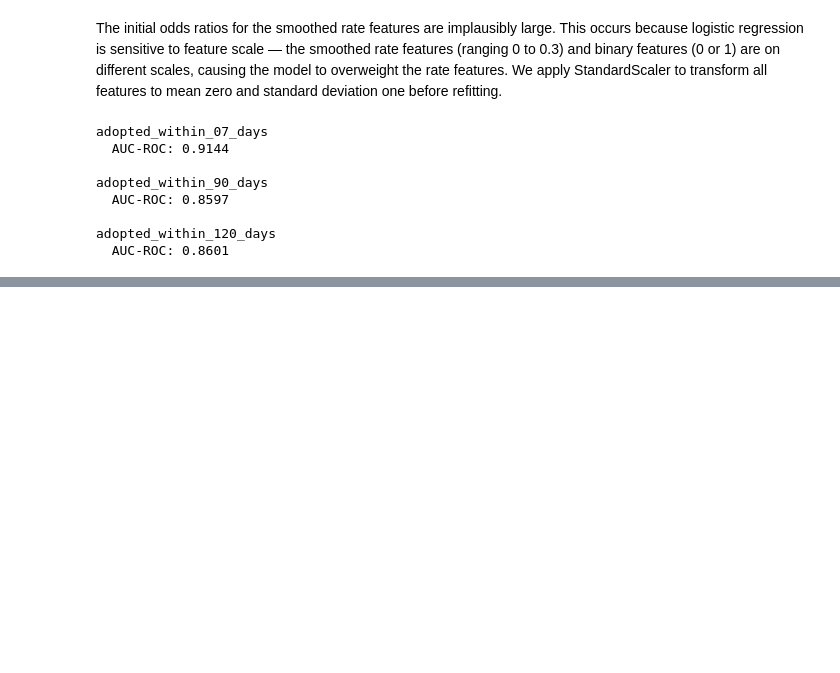
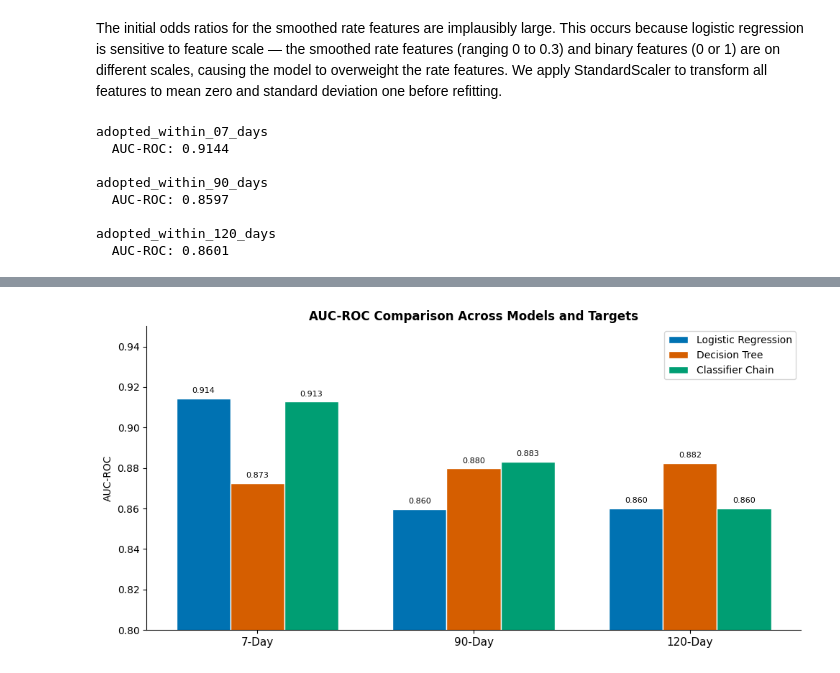
Before and after one commit to FionaHuini/Zindi-DigiCow-Farmer-Training-Adoption-Challenge, a Jupyter notebook: digicow_clean_analysis.ipynb, the cells around one changed output, grey strips where cells are left out. Saved outputs shown, nothing was run; the diff lists cells and outputs as text; code cells hidden in the pictures; blank space fills up the shorter version.

```diff
--- a/digicow_clean_analysis.ipynb
+++ b/digicow_clean_analysis.ipynb
@@ -1319,0 +1632,45 @@ adopted_within_120_days
+# %%
+# ── Comparison chart ──────────────────────────────────────────────────────────
+fig, ax = plt.subplots(figsize=(10, 5))
+
+targets = ['07d', '90d', '120d']
+x = np.arange(len(targets))
+bar_width = 0.25
+
+# Three groups of bars
+bars1 = ax.bar(x - bar_width, comparison_df['Logistic Regression'],
+               bar_width, label='Logistic Regression',
+               color=BLUE, edgecolor='white')
+
+bars2 = ax.bar(x, comparison_df['Decision Tree'],
+               bar_width, label='Decision Tree',
+               color=VERMILLION, edgecolor='white')
+
+bars3 = ax.bar(x + bar_width, comparison_df['Classifier Chain'],
+               bar_width, label='Classifier Chain',
+               color=GREEN, edgecolor='white')
+
+# Value labels
+for bars in [bars1, bars2, bars3]:
+    for bar in bars:
+        ax.text(
+            bar.get_x() + bar.get_width() / 2,
+            bar.get_height() + 0.002,
+            f'{bar.get_height():.3f}',
+            ha='center', va='bottom', fontsize=8
+        )
+
+ax.set_xticks(x)
+ax.set_xticklabels(['7-Day', '90-Day', '120-Day'], fontsize=11)
+ax.set_ylabel('AUC-ROC', fontsize=10)
+ax.set_ylim(0.8, 0.95)
+ax.set_title('AUC-ROC Comparison Across Models and Targets',
+             fontsize=12, fontweight='bold')
+ax.legend(fontsize=10)
+ax.spines[['top', 'right']].set_visible(False)
+
+plt.tight_layout()
+plt.savefig('figures/09_model_comparison.png', dpi=150, bbox_inches='tight')
+plt.show()
+# %% [output]
+[figure, added]
```
Also changed, not shown: parts of 12 cells of this notebook, 2 other files.
